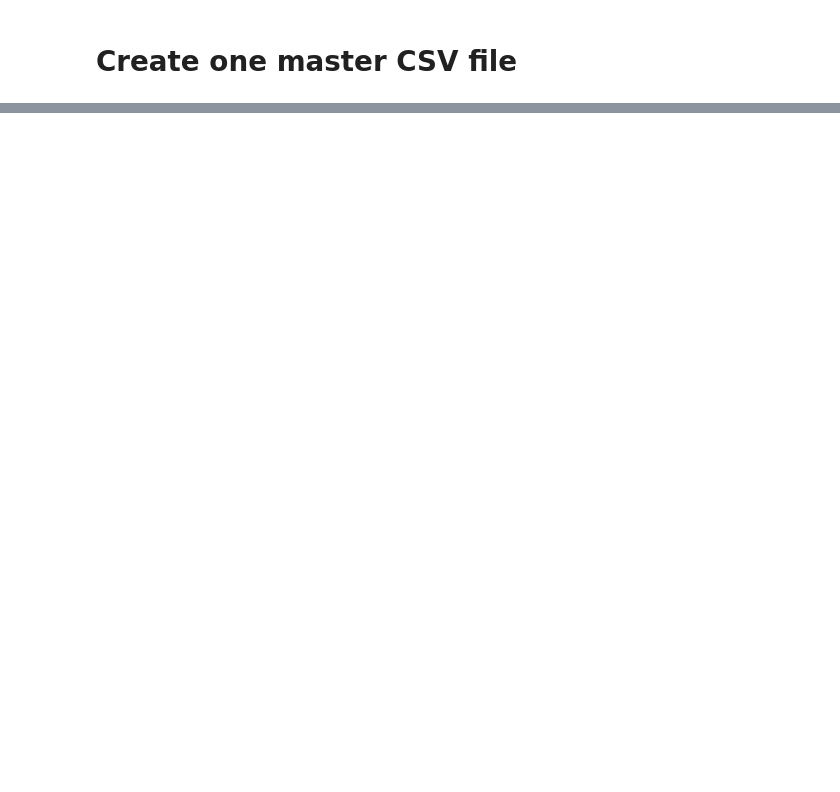
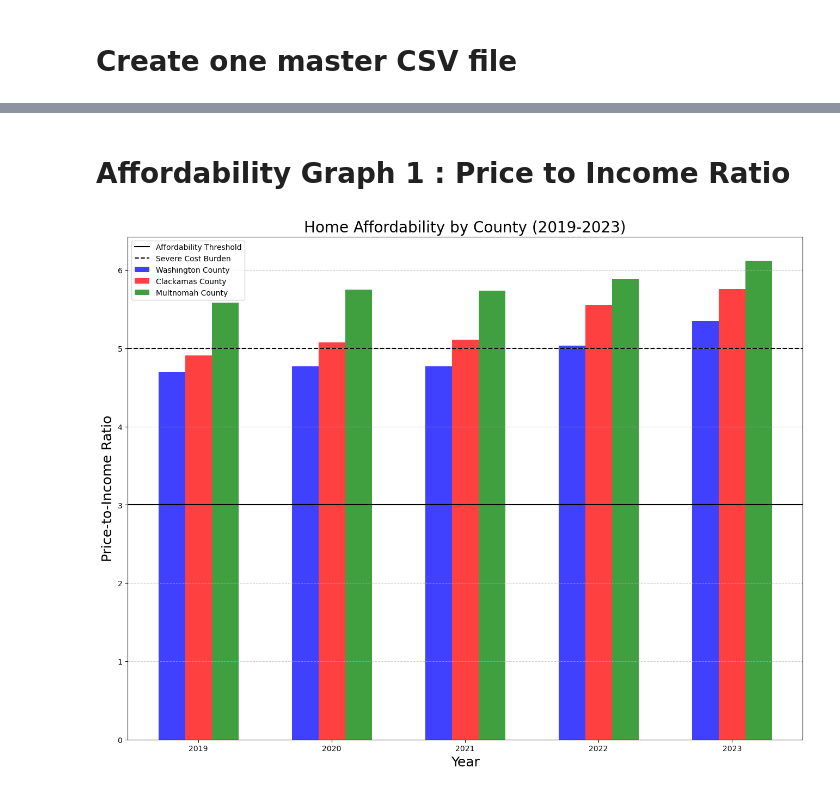
Before and after one commit to Tserrof7/Portland-Housing-Prices-Affordability-Project, a Jupyter notebook: Census_Data/census_data.ipynb, the cells around one changed output, grey strips where cells are left out. Saved outputs shown, nothing was run; the diff lists cells and outputs as text; code cells hidden in the pictures; blank space fills up the shorter version.

```diff
--- a/Census_Data/census_data.ipynb
+++ b/Census_Data/census_data.ipynb
@@ -816,0 +275,9 @@ final_df.to_csv("output_file/Final_DF.csv", index=True)
+# %%
+# Convert columns to integers
+converted = cleaned_median_income_df.astype({
+    'Median Household Income': 'int',
+    'Median Home Value': 'int',
+    'Median Gross Rent': 'int'
+})
+#check dtypes
+converted.dtypes
@@ -816,0 +324,3 @@ final_df.to_csv("output_file/Final_DF.csv", index=True)
+# %%
+df = converted
+df.head()
@@ -816,0 +334,5 @@ final_df.to_csv("output_file/Final_DF.csv", index=True)
+# %%
+#Calculate PIR and RIR and add column to df
+df["Price-to-Income Ratio"] = df['Median Home Value']/ df['Median Household Income']
+df["Rent-to-Income Ratio"] = ((df['Median Gross Rent']*12) / df['Median Household Income']) * 100
+df.head()
@@ -816,0 +346,23 @@ final_df.to_csv("output_file/Final_DF.csv", index=True)
+# %%
+washington_df = df[df['County']=='Washington County, Oregon']
+clackamas_df = df[df['County']=='Clackamas County, Oregon']
+multnomah_df = df[df['County']=='Multnomah County, Oregon']
+# %% [markdown]
+# Affordability Graph 1 : Price to Income Ratio
+# %%
+plt.figure(figsize=(16, 12))
+plt.bar(washington_df['Year'] - 0.2, washington_df['Price-to-Income Ratio'], width=0.2, color='blue', alpha=.75, label='Washington County')
+plt.bar(clackamas_df['Year'], clackamas_df['Price-to-Income Ratio'], width=0.2, color='red', alpha=.75, label='Clackamas County')
+plt.bar(multnomah_df['Year'] + 0.2, multnomah_df['Price-to-Income Ratio'], width=0.2, color='green', alpha=.75, label='Multnomah County')
+
+plt.xlabel("Year", fontsize = 18)
+plt.ylabel("Price-to-Income Ratio", fontsize = 18)
+plt.title("Home Affordability by County (2019-2023)", fontsize = 20)
+plt.axhline(y=3, color="black", linestyle="solid", label="Affordability Threshold")
+plt.axhline(y=5, color="black", linestyle="dashed", label="Severe Cost Burden")
+plt.legend()
+plt.grid(axis="y",linestyle="--", alpha=0.7)
+
+plt.show()
+# %% [output]
+[figure, added]
```
Also changed, not shown: parts of 54 cells of this notebook, 3 other files.
